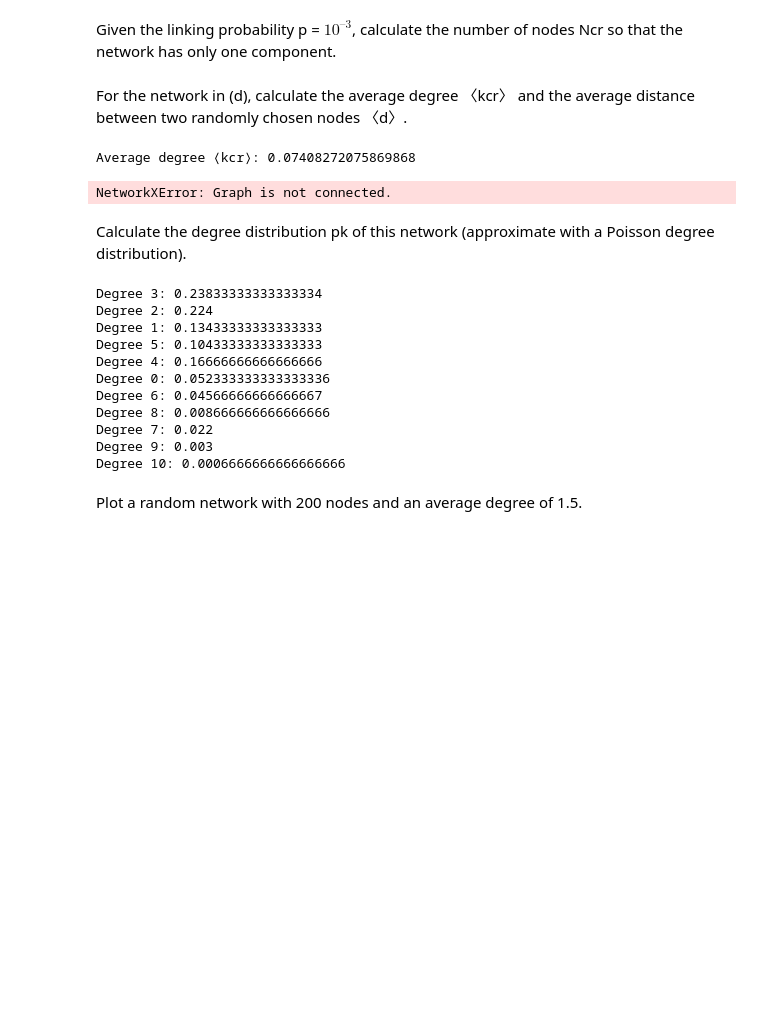
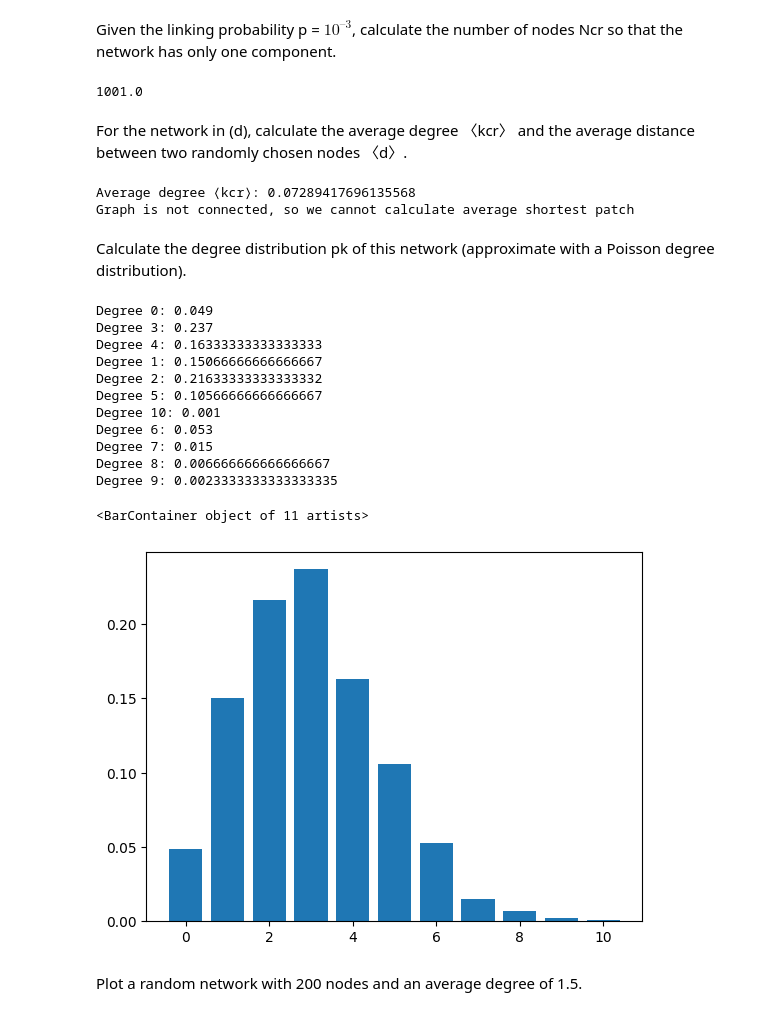
Before and after one commit to jereml99/socialgraphs2023, a Jupyter notebook: lectures/Week2.ipynb, the cells around one changed output. Drawn from its saved outputs; the diff is of its cells as text; code cells hidden in the pictures; blank space fills up the shorter version.

```diff
--- a/lectures/Week2.ipynb
+++ b/lectures/Week2.ipynb
@@ -568,3 +571,9 @@ Given the linking probability p = $10^{–3}$, calculate the number of nodes Ncr
+# %%
+N_cr = 1/(connection_probability) + 1
+N_cr # For this number of nodes network will have k_avg = 1 thus have chance to has only one component.
+#But as connection is based on probability there is always a chance of some not connected nodes
+# %% [output]
+1001.0
 # %% [markdown]
 For the network in (d), calculate the average degree 〈kcr〉 and the average distance between two randomly chosen nodes 〈d〉.
 # %%
@@ -574,13 +583,15 @@ average_degree_cr = sum(k * v for k, v in avg_degree_connectivity.items()) / G.n
 
 print("Average degree ⟨kcr⟩:", average_degree_cr)
 
-average_distance = nx.average_shortest_path_length(G)
+try:
+    average_distance = nx.average_shortest_path_length(G)
 
-print("Average distance ⟨d⟩:", average_distance)
-
+    print("Average distance ⟨d⟩:", average_distance)
+except:
+    print("Graph is not connected, so we cannot calculate average shortest patch")
 # Average distance is 0 because the graph is not connected?
 # %% [output]
-Average degree ⟨kcr⟩: 0.07408272075869868
+Average degree ⟨kcr⟩: 0.07289417696135568
+Graph is not connected, so we cannot calculate average shortest patch
-NetworkXError: Graph is not connected.
 # %% [markdown]
 Calculate the degree distribution pk of this network (approximate with a Poisson degree distribution).
@@ -587,34 +600,39 @@ Calculate the degree distribution pk of this network (approximate with a Poisson
 # %%
+
 # Calculate the degree of each node
 degrees = dict(nx.degree(G))
 
 # Count the occurrences of each degree
 degree_counts = {}
 for degree in degrees.values():
     if degree in degree_counts:
         degree_counts[degree] += 1
     else:
         degree_counts[degree] = 1
 
 # Normalize the degree distribution
 total_nodes = len(G)
 degree_distribution = {k: v / total_nodes for k, v in degree_counts.items()}
 
 # Display the degree distribution
 for degree, count in degree_distribution.items():
     print(f"Degree {degree}: {count}")
+
+plt.bar(degree_distribution.keys(),degree_distribution.values() )
 # %% [output]
-Degree 3: 0.23833333333333334
-Degree 2: 0.224
-Degree 1: 0.13433333333333333
-Degree 5: 0.10433333333333333
-Degree 4: 0.16666666666666666
-Degree 0: 0.052333333333333336
-Degree 6: 0.04566666666666667
-Degree 8: 0.008666666666666666
-Degree 7: 0.022
-Degree 9: 0.003
-Degree 10: 0.0006666666666666666
+Degree 0: 0.049
+Degree 3: 0.237
+Degree 4: 0.16333333333333333
+Degree 1: 0.15066666666666667
+Degree 2: 0.21633333333333332
+Degree 5: 0.10566666666666667
+Degree 10: 0.001
+Degree 6: 0.053
+Degree 7: 0.015
+Degree 8: 0.006666666666666667
+Degree 9: 0.0023333333333333335
+<BarContainer object of 11 artists>
+[figure, added]
 # %% [markdown]
 Plot a random network with 200 nodes and an average degree of 1.5.
 # %%
```
Also changed, not shown: parts of 20 cells of this notebook.
